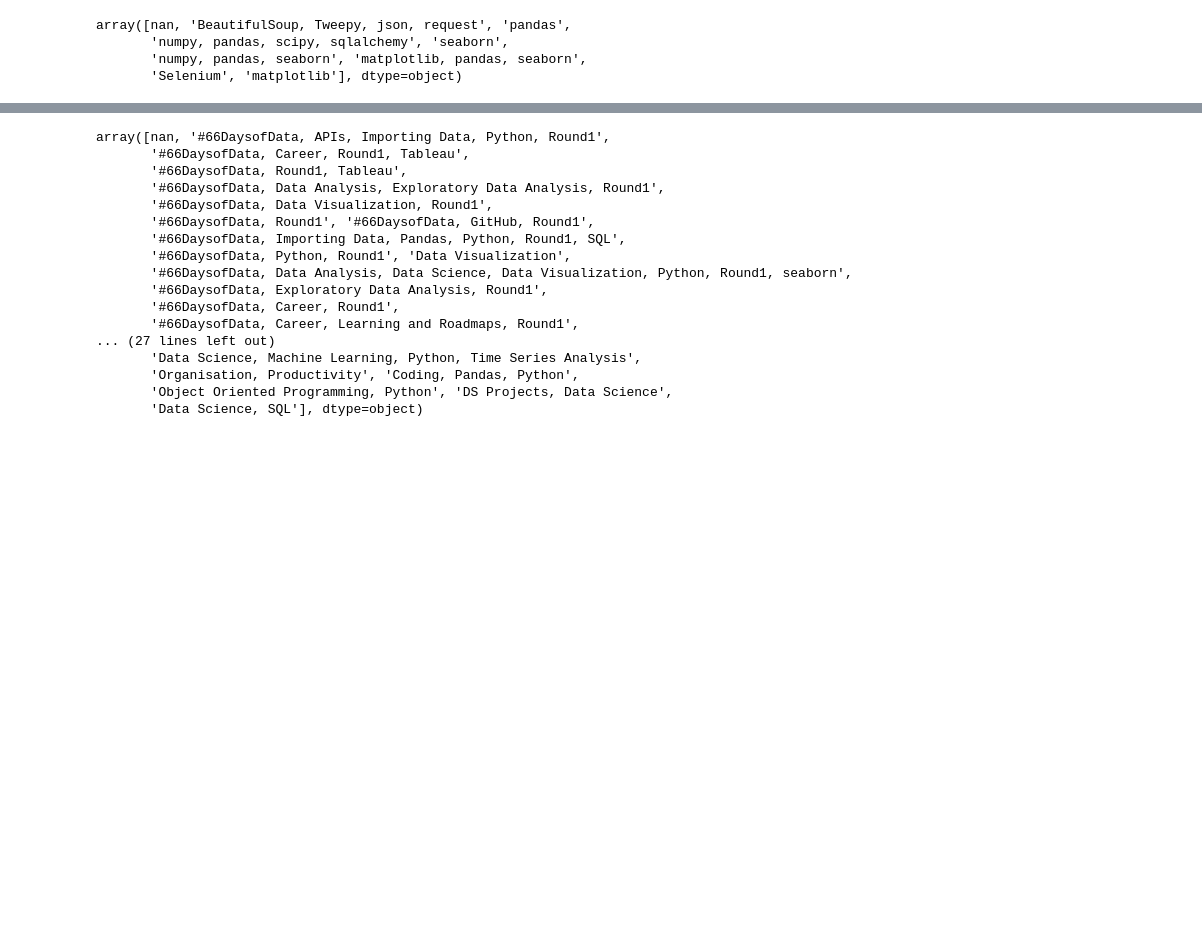
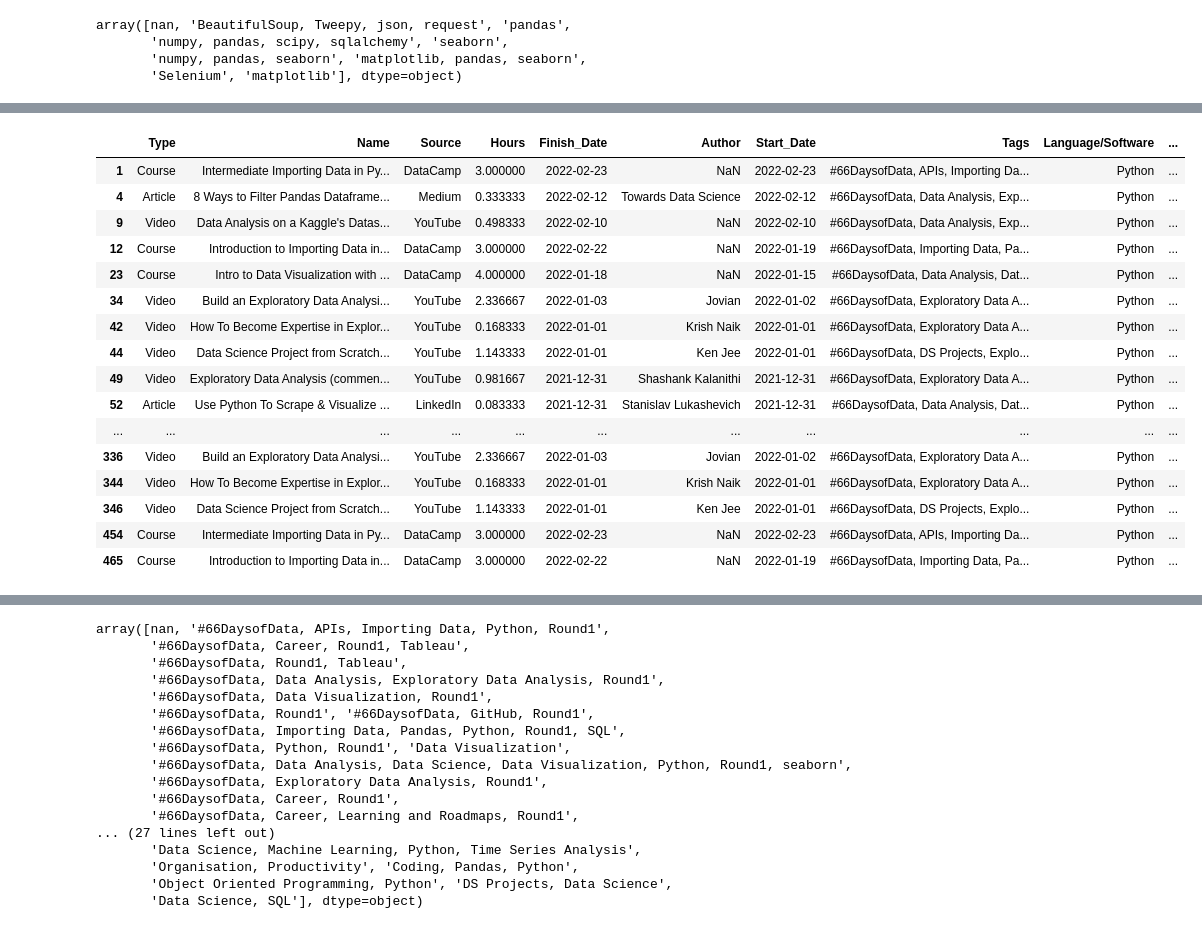
Before and after one commit to franco3x/Notion-66-Days-of-Data, a Jupyter notebook: Notion 66 Days of Data.ipynb, the cells around one changed output, grey strips where cells are left out. Cells and saved outputs as stored; diff of their text form; code cells hidden in the pictures; blank space fills up the shorter version.

```diff
--- a/Notion 66 Days of Data.ipynb
+++ b/Notion 66 Days of Data.ipynb
@@ -343,0 +380,24 @@ array([nan, 'BeautifulSoup, Tweepy, json, request', 'pandas',
+# %%
+package_count = df.copy()
+package_count = pd.concat([package_count, df["Packages"].str.split(",", expand=True)], axis=1)
+package_count = package_count.melt(id_vars=["Type", "Name", "Source", "Hours", "Finish_Date", "Author", "Start_Date", "Tags", "Language/Software"], value_vars=range(4), value_name="packages")
+package_count = package_count[package_count["packages"].notna()]
+package_count
+# %% [output]
+|  | Type | Name | Source | Hours | Finish_Date | Author | Start_Date | Tags | Language/Software | ... |
+| 1 | Course | Intermediate Importing Data in Py... | DataCamp | 3.000000 | 2022-02-23 | NaN | 2022-02-23 | #66DaysofData, APIs, Importing Da... | Python | ... |
+| 4 | Article | 8 Ways to Filter Pandas Dataframe... | Medium | 0.333333 | 2022-02-12 | Towards Data Science | 2022-02-12 | #66DaysofData, Data Analysis, Exp... | Python | ... |
+| 9 | Video | Data Analysis on a Kaggle's Datas... | YouTube | 0.498333 | 2022-02-10 | NaN | 2022-02-10 | #66DaysofData, Data Analysis, Exp... | Python | ... |
+| 12 | Course | Introduction to Importing Data in... | DataCamp | 3.000000 | 2022-02-22 | NaN | 2022-01-19 | #66DaysofData, Importing Data, Pa... | Python | ... |
+| 23 | Course | Intro to Data Visualization with ... | DataCamp | 4.000000 | 2022-01-18 | NaN | 2022-01-15 | #66DaysofData, Data Analysis, Dat... | Python | ... |
+| 34 | Video | Build an Exploratory Data Analysi... | YouTube | 2.336667 | 2022-01-03 | Jovian | 2022-01-02 | #66DaysofData, Exploratory Data A... | Python | ... |
+| 42 | Video | How To Become Expertise in Explor... | YouTube | 0.168333 | 2022-01-01 | Krish Naik | 2022-01-01 | #66DaysofData, Exploratory Data A... | Python | ... |
+| 44 | Video | Data Science Project from Scratch... | YouTube | 1.143333 | 2022-01-01 | Ken Jee | 2022-01-01 | #66DaysofData, DS Projects, Explo... | Python | ... |
+| 49 | Video | Exploratory Data Analysis (commen... | YouTube | 0.981667 | 2021-12-31 | Shashank Kalanithi | 2021-12-31 | #66DaysofData, Exploratory Data A... | Python | ... |
+| 52 | Article | Use Python To Scrape & Visualize ... | LinkedIn | 0.083333 | 2021-12-31 | Stanislav Lukashevich | 2021-12-31 | #66DaysofData, Data Analysis, Dat... | Python | ... |
+| ... | ... | ... | ... | ... | ... | ... | ... | ... | ... | ... |
+| 336 | Video | Build an Exploratory Data Analysi... | YouTube | 2.336667 | 2022-01-03 | Jovian | 2022-01-02 | #66DaysofData, Exploratory Data A... | Python | ... |
+| 344 | Video | How To Become Expertise in Explor... | YouTube | 0.168333 | 2022-01-01 | Krish Naik | 2022-01-01 | #66DaysofData, Exploratory Data A... | Python | ... |
+| 346 | Video | Data Science Project from Scratch... | YouTube | 1.143333 | 2022-01-01 | Ken Jee | 2022-01-01 | #66DaysofData, DS Projects, Explo... | Python | ... |
+| 454 | Course | Intermediate Importing Data in Py... | DataCamp | 3.000000 | 2022-02-23 | NaN | 2022-02-23 | #66DaysofData, APIs, Importing Da... | Python | ... |
+| 465 | Course | Introduction to Importing Data in... | DataCamp | 3.000000 | 2022-02-22 | NaN | 2022-01-19 | #66DaysofData, Importing Data, Pa... | Python | ... |
```
Also changed, not shown: parts of 7 cells of this notebook.
